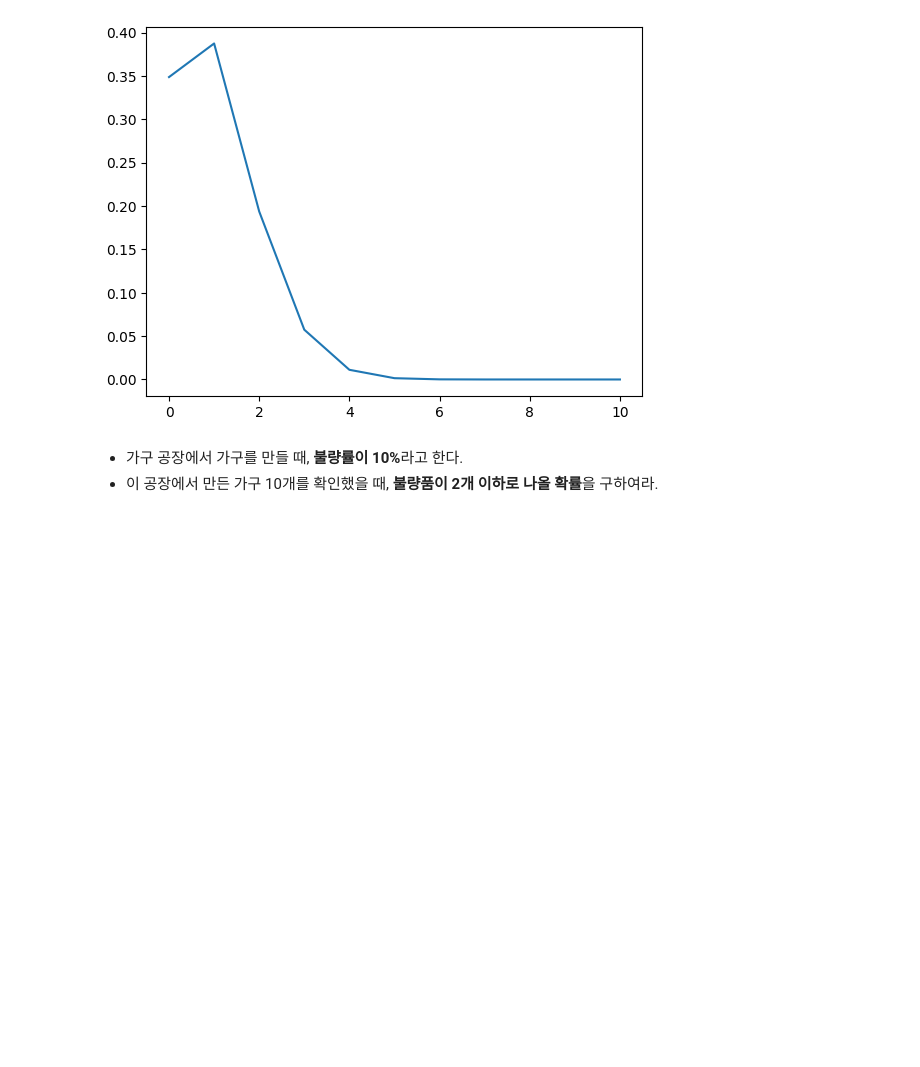
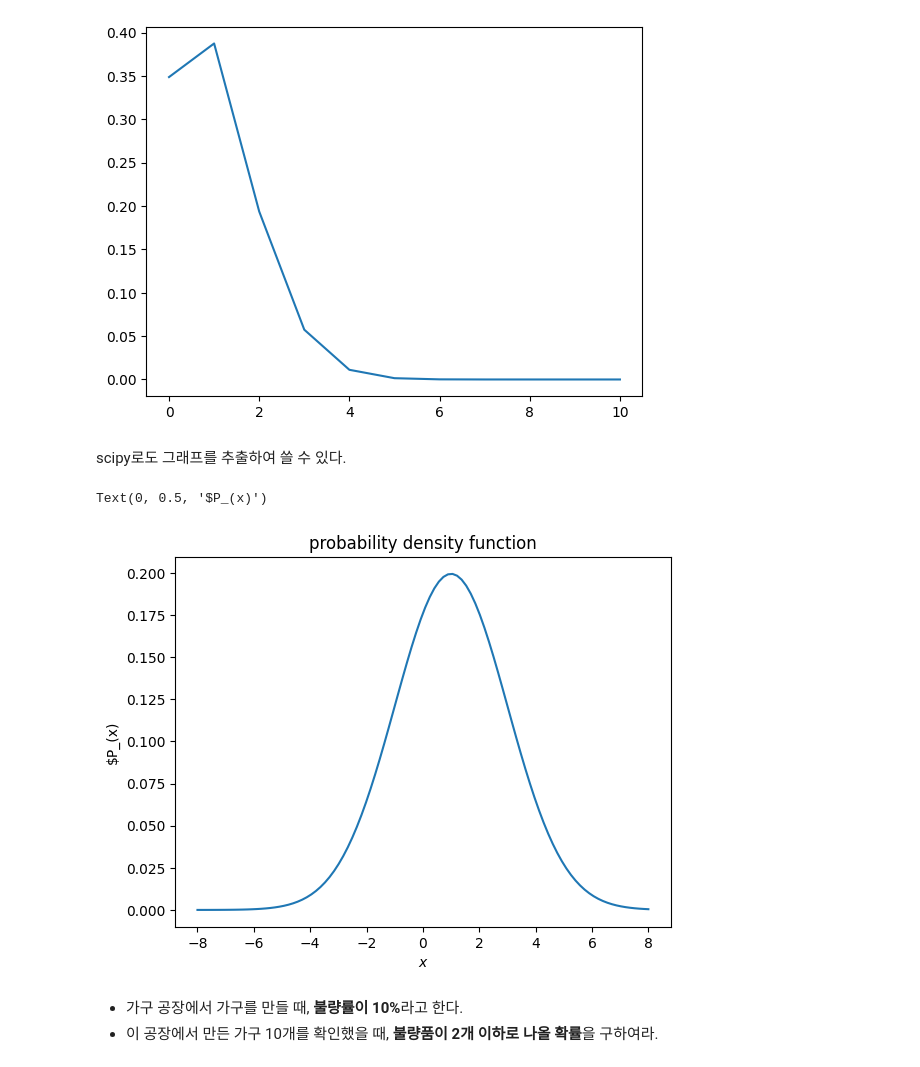
Before and after one commit to redmoon02/Economic_major_freshman, a Jupyter notebook: statistics/introduction_to_statistics.ipynb, the cells around one changed output. Cells and saved outputs as stored; diff of their text form; code cells hidden in the pictures; blank space fills up the shorter version.

Commit message:
graph_재확인

```diff
--- a/statistics/introduction_to_statistics.ipynb
+++ b/statistics/introduction_to_statistics.ipynb
@@ -85,3 +85,5 @@ plt.plot(X, prob)
 plt.show()
 # %% [output]
 [figure]
+# %% [markdown]
+scipy로도 그래프를 추출하여 쓸 수 있다.
@@ -88,3 +93,18 @@ plt.show()
+# %%
+rv=sp.stats.norm()
+# 이렇게 rv에 정규 분포 객체를 담아서 파라미터들로 쓸 수 있다.
+rv=sp.stats.norm(loc=1,scale=2)
+# %%
+#%%
+xx = np.linspace(-8,8,100)
+pdf = rv.pdf(xx)
+plt.plot(xx,pdf)
+plt.title("probability density function")
+plt.xlabel("$x$")
+plt.ylabel("$P_(x)")
+# %% [output]
+Text(0, 0.5, '$P_(x)')
+[figure, added]
 # %% [markdown]
 * 가구 공장에서 가구를 만들 때, <b>불량률이 10%</b>라고 한다.
 * 이 공장에서 만든 가구 10개를 확인했을 때, <b>불량품이 2개 이하로 나올 확률</b>을 구하여라.
```
Also changed, not shown: parts of 1 cell of this notebook.
